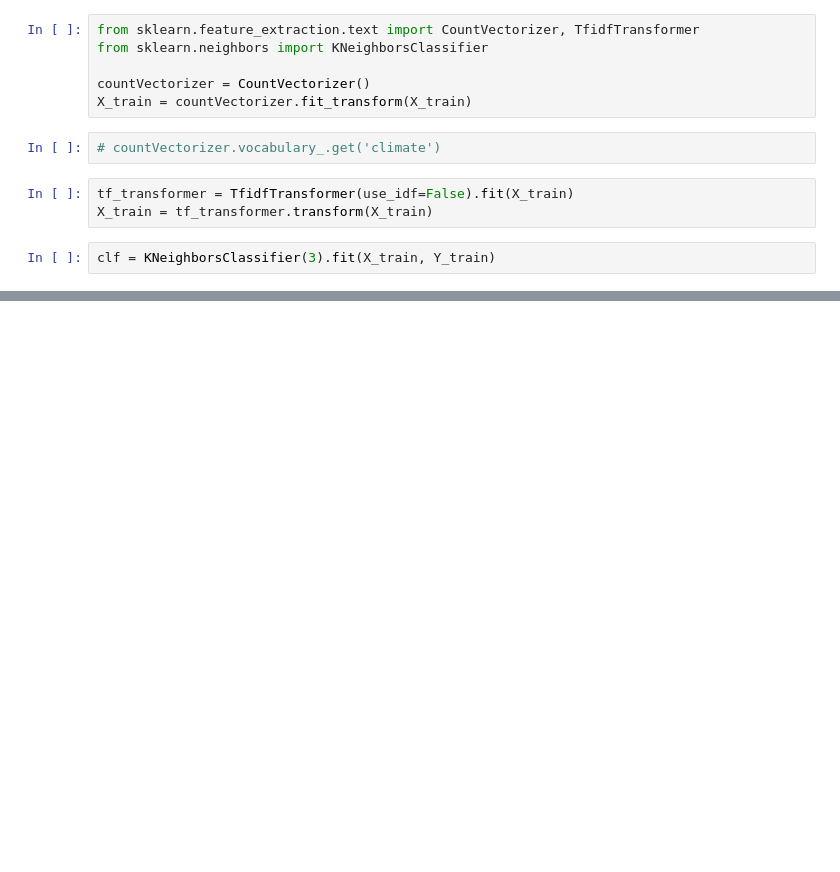
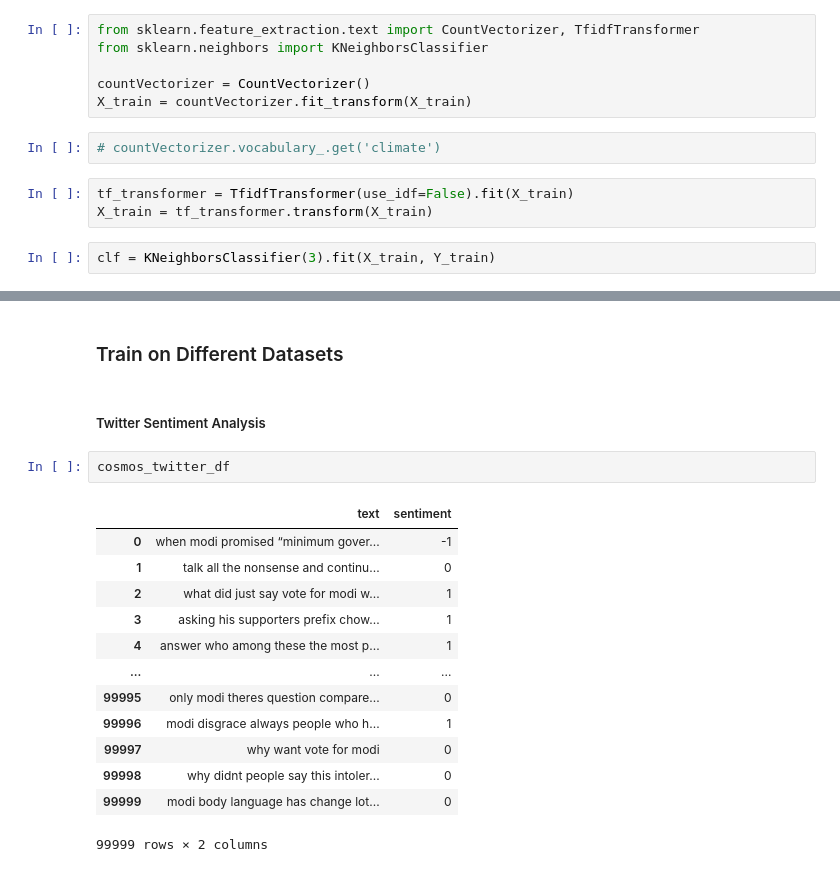
Before and after one commit to COGS118A/Group026-Wi23, a Jupyter notebook: COGS118A replacement data cleaning.ipynb, the cells around one changed output, grey strips where cells are left out. Saved outputs shown, nothing was run; the diff lists cells and outputs as text; blank space fills up the shorter version.

```diff
--- a/COGS118A replacement data cleaning.ipynb
+++ b/COGS118A replacement data cleaning.ipynb
@@ -275,0 +461,20 @@ array(['positive', 'negative', 'positive', 'positive', 'positive',
+# %% [markdown]
+### Train on Different Datasets ###
+# %% [markdown]
+##### Twitter Sentiment Analysis #####
+# %%
+cosmos_twitter_df
+# %% [output]
+|  | text | sentiment |
+| 0 | when modi promised “minimum gover... | -1 |
+| 1 | talk all the nonsense and continu... | 0 |
+| 2 | what did just say vote for modi w... | 1 |
+| 3 | asking his supporters prefix chow... | 1 |
+| 4 | answer who among these the most p... | 1 |
+| ... | ... | ... |
+| 99995 | only modi theres question compare... | 0 |
+| 99996 | modi disgrace always people who h... | 1 |
+| 99997 | why want vote for modi | 0 |
+| 99998 | why didnt people say this intoler... | 0 |
+| 99999 | modi body language has change lot... | 0 |
+99999 rows × 2 columns
```
Also changed, not shown: parts of 36 cells of this notebook, 3 other files.
